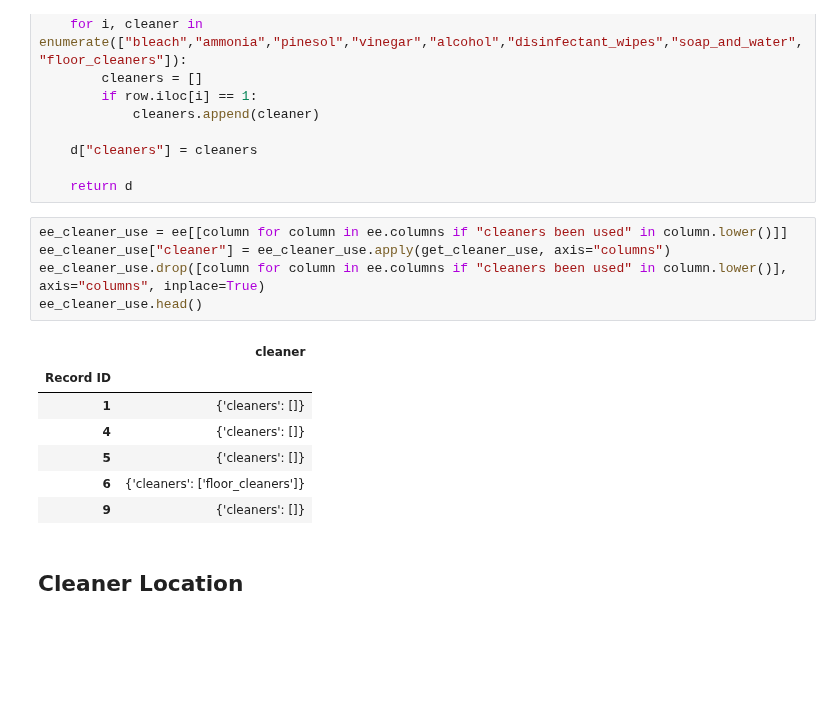
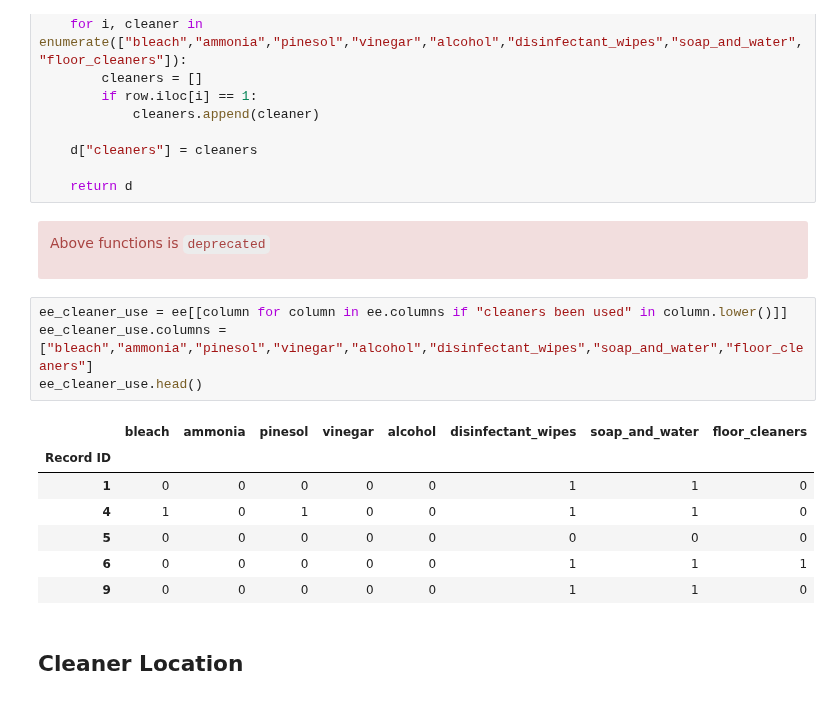
Before and after one commit to intelligent-environments-lab/utx000, a Jupyter notebook: notebooks/4.10.0-hef-redcap-home_environment-processing.ipynb, the cells around one changed output. Cells and saved outputs as stored; diff of their text form; blank space fills up the shorter version.

```diff
--- a/notebooks/4.10.0-hef-redcap-home_environment-processing.ipynb
+++ b/notebooks/4.10.0-hef-redcap-home_environment-processing.ipynb
@@ -153,19 +160,24 @@ def get_cleaner_use(row):
     d["cleaners"] = cleaners
 
     return d
+# %% [markdown]
+<div class="alert alert-block alert-danger">
+
+Above functions is `deprecated`
+
+</div>
 # %%
 ee_cleaner_use = ee[[column for column in ee.columns if "cleaners been used" in column.lower()]]
-ee_cleaner_use["cleaner"] = ee_cleaner_use.apply(get_cleaner_use, axis="columns")
-ee_cleaner_use.drop([column for column in ee.columns if "cleaners been used" in column.lower()], axis="columns", inplace=True)
+ee_cleaner_use.columns = ["bleach","ammonia","pinesol","vinegar","alcohol","disinfectant_wipes","soap_and_water","floor_cleaners"]
 ee_cleaner_use.head()
 # %% [output]
-|  | cleaner |
-| Record ID |  |
-| 1 | {'cleaners': []} |
-| 4 | {'cleaners': []} |
-| 5 | {'cleaners': []} |
-| 6 | {'cleaners': ['floor_cleaners']} |
-| 9 | {'cleaners': []} |
+|  | bleach | ammonia | pinesol | vinegar | alcohol | disinfectant_wipes | soap_and_water | floor_cleaners |
+| Record ID |  |  |  |  |  |  |  |  |
+| 1 | 0 | 0 | 0 | 0 | 0 | 1 | 1 | 0 |
+| 4 | 1 | 0 | 1 | 0 | 0 | 1 | 1 | 0 |
+| 5 | 0 | 0 | 0 | 0 | 0 | 0 | 0 | 0 |
+| 6 | 0 | 0 | 0 | 0 | 0 | 1 | 1 | 1 |
+| 9 | 0 | 0 | 0 | 0 | 0 | 1 | 1 | 0 |
 # %% [markdown]
 ## Cleaner Location
 # %%
```
Also changed, not shown: parts of 2 cells of this notebook.
